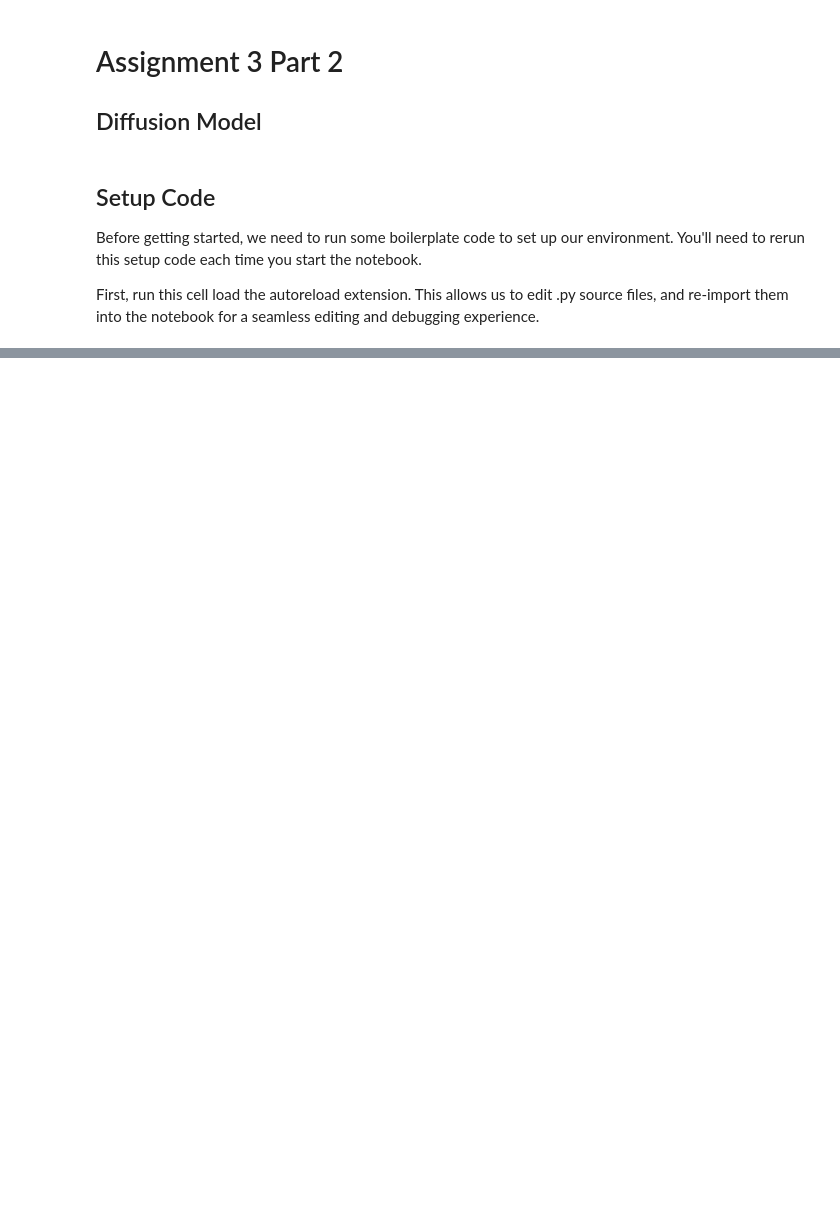
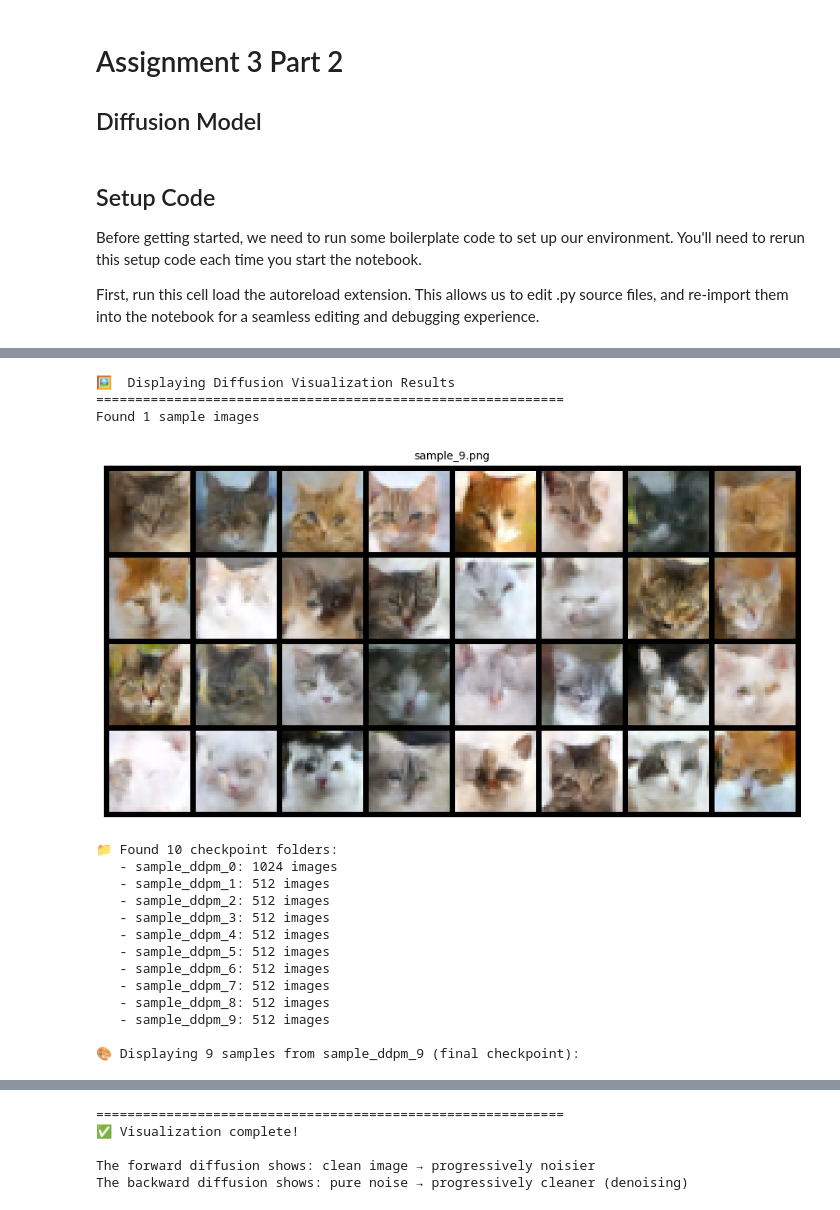
Before and after one commit to dhairyamishra/Variational-Autoencoder-and-Diffusion-Models-on-Animal-Faces-HQ-dataset__CVA_3, a Jupyter notebook: A3_PartB/A3_PartB/run_diffusion.ipynb, the cells around one changed output, grey strips where cells are left out. Drawn from its saved outputs; the diff is of its cells as text; code cells hidden in the pictures; blank space fills up the shorter version.

```diff
--- a/A3_PartB/A3_PartB/run_diffusion.ipynb
+++ b/A3_PartB/A3_PartB/run_diffusion.ipynb
@@ -24,0 +249,46 @@ drive.mount('/content/drive')
+# %%
+# Display generated samples from trained model
+import matplotlib.pyplot as plt
+from PIL import Image
+import os
+
+results_path = './results_afhq'
+
+# Get sample folders
+sample_folders = sorted([d for d in os.listdir(results_path)
+                        if os.path.isdir(os.path.join(results_path, d)) and d.startswith('sample_ddpm_')])
+
+if sample_folders:
+    # Display 9 samples from the last checkpoint (best trained model)
+    last_folder = os.path.join(results_path, sample_folders[-1])
+    sample_images = sorted([f for f in os.listdir(last_folder) if f.endswith('.png')])[:9]
+
+    fig, axes = plt.subplots(3, 3, figsize=(12, 12))
+    axes = axes.flatten()
+
+    for idx, img_file in enumerate(sample_images):
+        img = Image.open(os.path.join(last_folder, img_file))
+        axes[idx].imshow(img)
+        axes[idx].axis('off')
+
+    plt.suptitle(f'Generated Cat Faces - {sample_folders[-1]}', fontsize=16)
+    plt.tight_layout()
+    plt.show()
+# %% [output]
+🖼️  Displaying Diffusion Visualization Results
+============================================================
+Found 1 sample images
+[figure, added]
+📁 Found 10 checkpoint folders:
+   - sample_ddpm_0: 1024 images
+   - sample_ddpm_1: 512 images
+   - sample_ddpm_2: 512 images
+   - sample_ddpm_3: 512 images
+   - sample_ddpm_4: 512 images
+   - sample_ddpm_5: 512 images
+   - sample_ddpm_6: 512 images
+   - sample_ddpm_7: 512 images
+   - sample_ddpm_8: 512 images
+   - sample_ddpm_9: 512 images
+
+🎨 Displaying 9 samples from sample_ddpm_9 (final checkpoint):
@@ -25 +296,6 @@ drive.mount('/content/drive')
+============================================================
+✅ Visualization complete!
+
+The forward diffusion shows: clean image → progressively noisier
+The backward diffusion shows: pure noise → progressively cleaner (denoising)
 # %%
```
Also changed, not shown: parts of 12 cells of this notebook, 6 other files.
